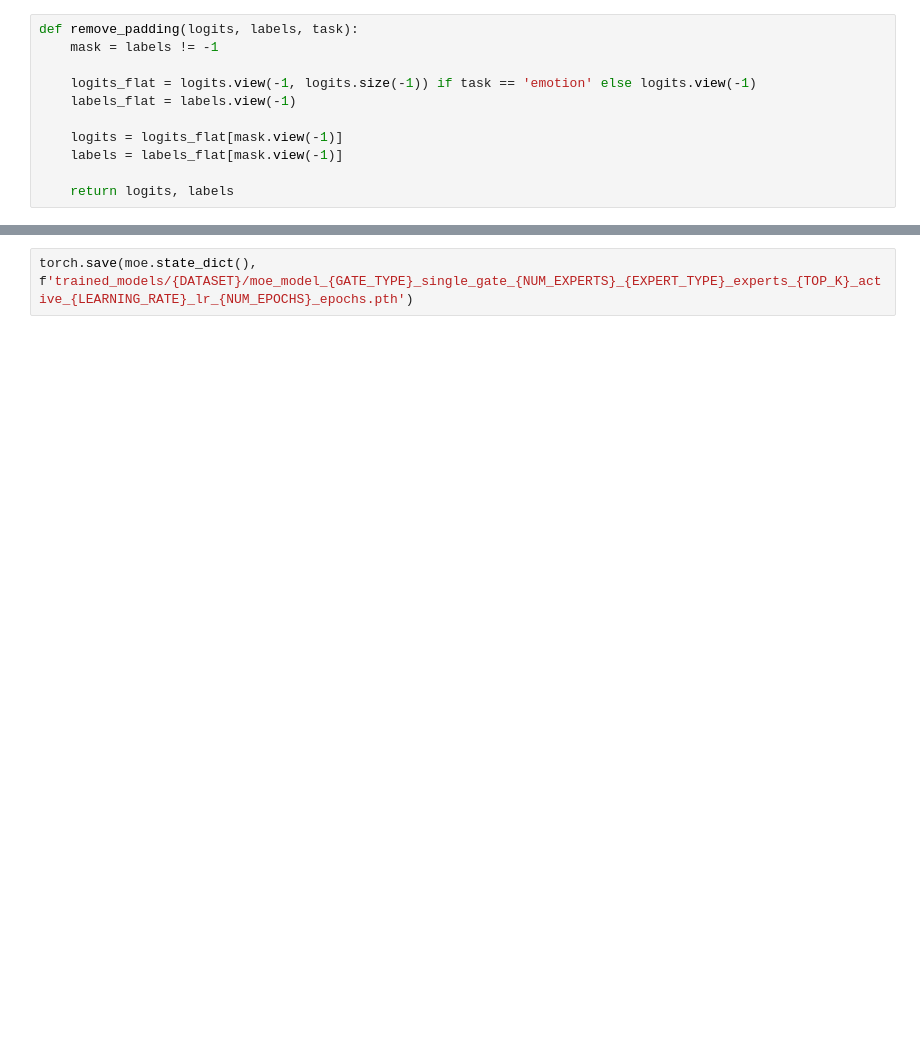
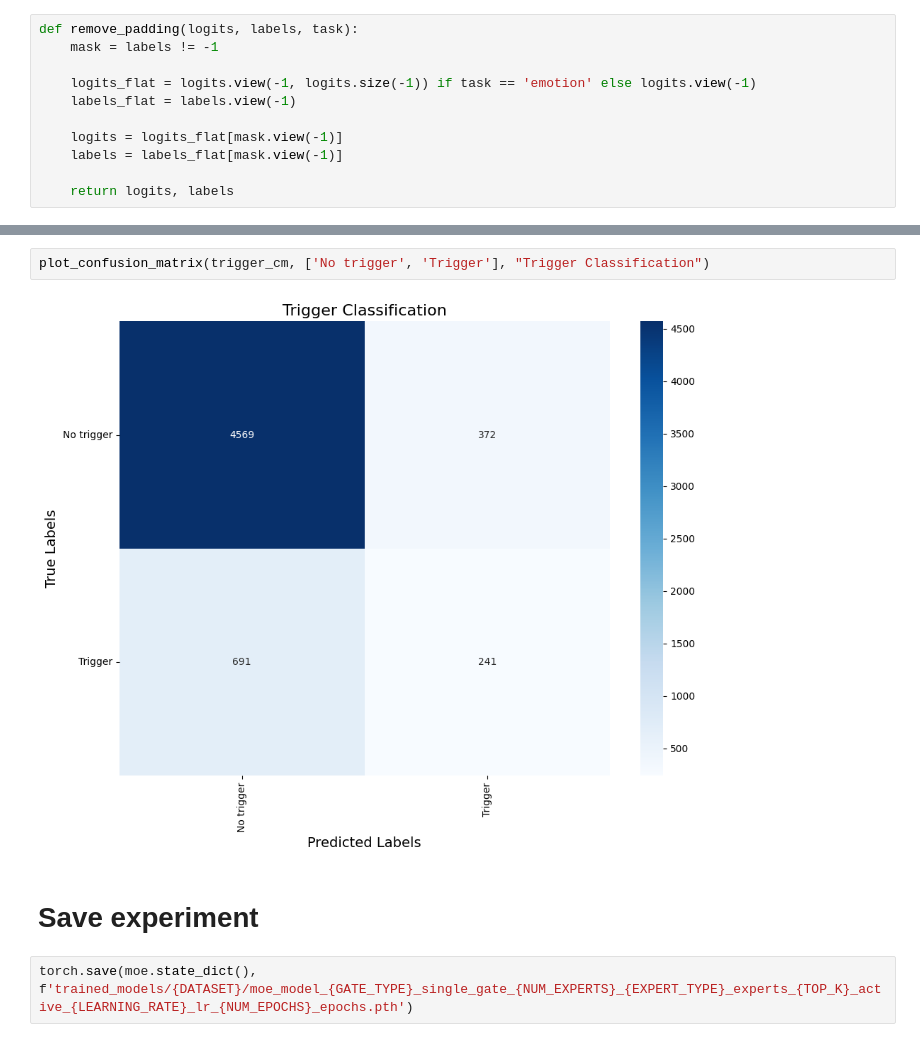
Before and after one commit to KatarzynaSzczepaniak/EDiReF, a Jupyter notebook: mixture_of_experts_single_gate.ipynb, the cells around one changed output, grey strips where cells are left out. Saved outputs shown, nothing was run; the diff lists cells and outputs as text; blank space fills up the shorter version.

```diff
--- a/mixture_of_experts_single_gate.ipynb
+++ b/mixture_of_experts_single_gate.ipynb
@@ -357,2 +570,8 @@ train_and_validate(moe, train_loader, val_loader, num_epochs = NUM_EPOCHS)
+# %%
+plot_confusion_matrix(trigger_cm, ['No trigger', 'Trigger'], "Trigger Classification")
+# %% [output]
+[figure, added]
+# %% [markdown]
+# Save experiment
 # %%
 torch.save(moe.state_dict(), f'trained_models/{DATASET}/moe_model_{GATE_TYPE}_single_gate_{NUM_EXPERTS}_{EXPERT_TYPE}_experts_{TOP_K}_active_{LEARNING_RATE}_lr_{NUM_EPOCHS}_epochs.pth')
```
Also changed, not shown: parts of 23 cells of this notebook, 27 other files.
